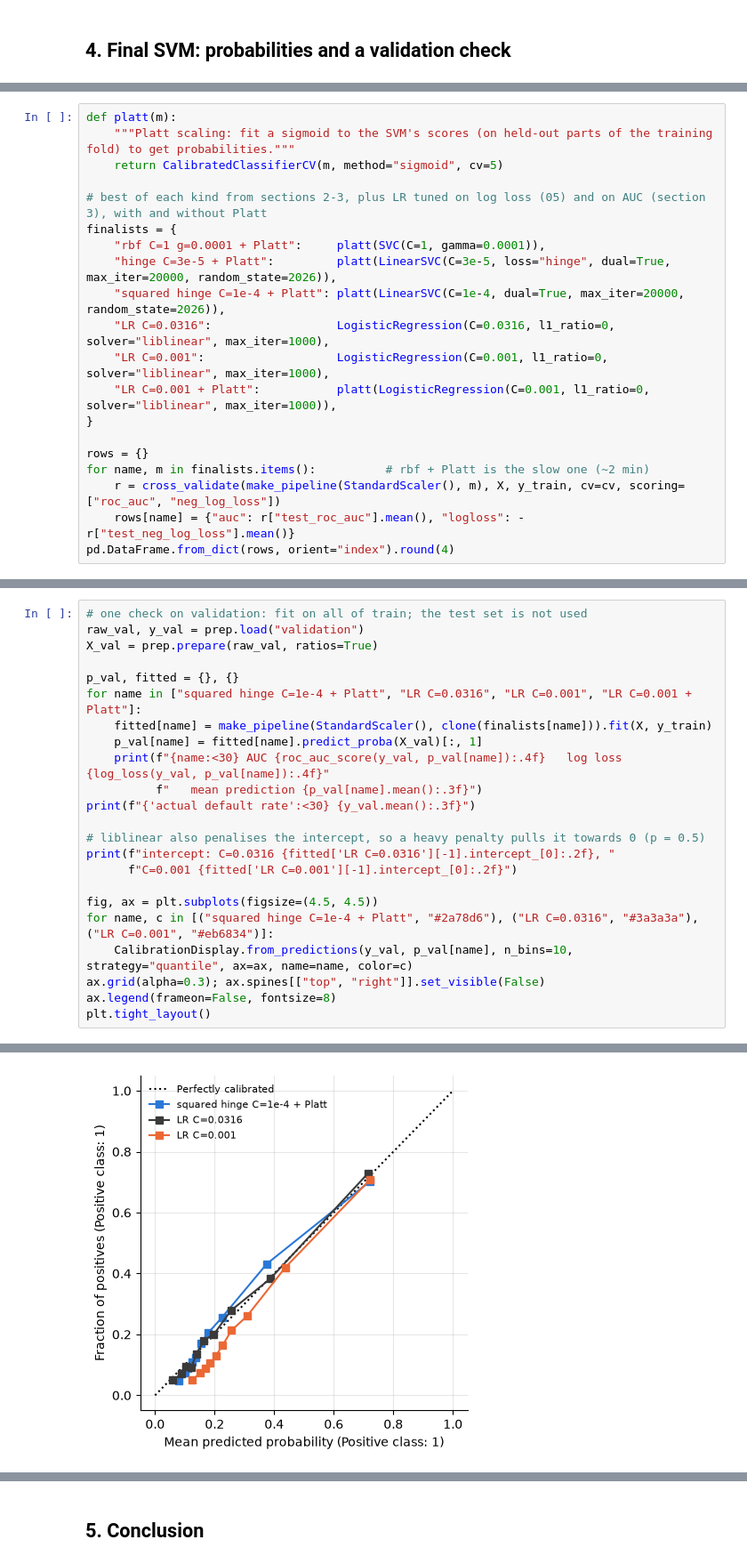
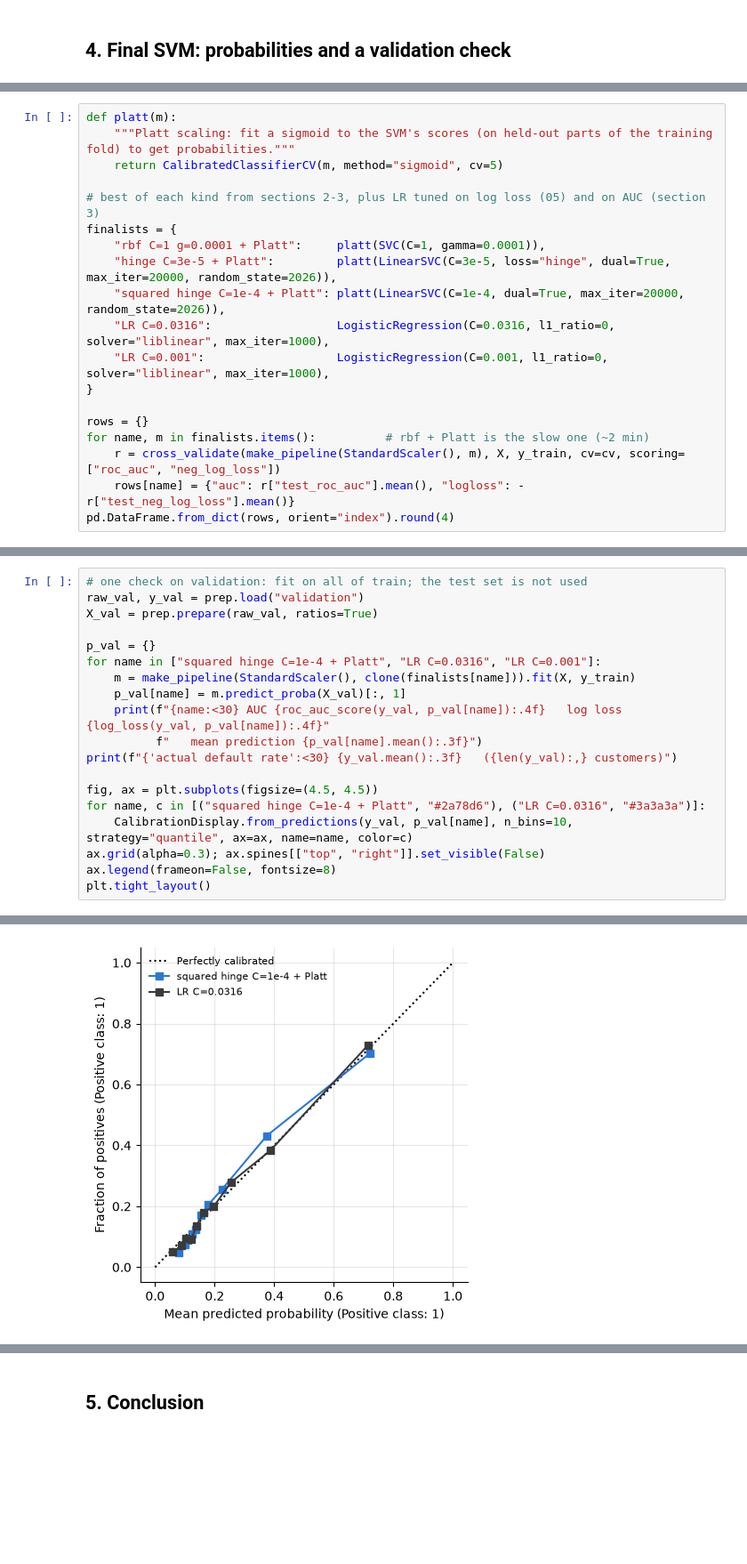
Before and after one commit to Oscar339/dst-sprint1, a Jupyter notebook: report/06-SVM.ipynb, the cells around one changed output, grey strips where cells are left out. Shown at 89% size. Cells and saved outputs as stored; diff of their text form; blank space fills up the shorter version.

```diff
--- a/report/06-SVM.ipynb
+++ b/report/06-SVM.ipynb
@@ -225,14 +290,13 @@ def platt(m):
     """Platt scaling: fit a sigmoid to the SVM's scores (on held-out parts of the training fold) to get probabilities."""
     return CalibratedClassifierCV(m, method="sigmoid", cv=5)
 
-# best of each kind from sections 2-3, plus LR tuned on log loss (05) and on AUC (section 3), with and without Platt
+# best of each kind from sections 2-3, plus LR tuned on log loss (05) and on AUC (section 3)
 finalists = {
     "rbf C=1 g=0.0001 + Platt":     platt(SVC(C=1, gamma=0.0001)),
     "hinge C=3e-5 + Platt":         platt(LinearSVC(C=3e-5, loss="hinge", dual=True, max_iter=20000, random_state=2026)),
     "squared hinge C=1e-4 + Platt": platt(LinearSVC(C=1e-4, dual=True, max_iter=20000, random_state=2026)),
     "LR C=0.0316":                  LogisticRegression(C=0.0316, l1_ratio=0, solver="liblinear", max_iter=1000),
     "LR C=0.001":                   LogisticRegression(C=0.001, l1_ratio=0, solver="liblinear", max_iter=1000),
-    "LR C=0.001 + Platt":           platt(LogisticRegression(C=0.001, l1_ratio=0, solver="liblinear", max_iter=1000)),
 }
 
 rows = {}
@@ -253,20 +316,16 @@ pd.DataFrame.from_dict(rows, orient="index").round(4)
 raw_val, y_val = prep.load("validation")
 X_val = prep.prepare(raw_val, ratios=True)
 
-p_val, fitted = {}, {}
-for name in ["squared hinge C=1e-4 + Platt", "LR C=0.0316", "LR C=0.001", "LR C=0.001 + Platt"]:
-    fitted[name] = make_pipeline(StandardScaler(), clone(finalists[name])).fit(X, y_train)
-    p_val[name] = fitted[name].predict_proba(X_val)[:, 1]
+p_val = {}
+for name in ["squared hinge C=1e-4 + Platt", "LR C=0.0316", "LR C=0.001"]:
+    m = make_pipeline(StandardScaler(), clone(finalists[name])).fit(X, y_train)
+    p_val[name] = m.predict_proba(X_val)[:, 1]
     print(f"{name:<30} AUC {roc_auc_score(y_val, p_val[name]):.4f}   log loss {log_loss(y_val, p_val[name]):.4f}"
           f"   mean prediction {p_val[name].mean():.3f}")
-print(f"{'actual default rate':<30} {y_val.mean():.3f}")
-
-# liblinear also penalises the intercept, so a heavy penalty pulls it towards 0 (p = 0.5)
-print(f"intercept: C=0.0316 {fitted['LR C=0.0316'][-1].intercept_[0]:.2f}, "
-      f"C=0.001 {fitted['LR C=0.001'][-1].intercept_[0]:.2f}")
+print(f"{'actual default rate':<30} {y_val.mean():.3f}   ({len(y_val):,} customers)")
 
 fig, ax = plt.subplots(figsize=(4.5, 4.5))
-for name, c in [("squared hinge C=1e-4 + Platt", "#2a78d6"), ("LR C=0.0316", "#3a3a3a"), ("LR C=0.001", "#eb6834")]:
+for name, c in [("squared hinge C=1e-4 + Platt", "#2a78d6"), ("LR C=0.0316", "#3a3a3a")]:
     CalibrationDisplay.from_predictions(y_val, p_val[name], n_bins=10, strategy="quantile", ax=ax, name=name, color=c)
 ax.grid(alpha=0.3); ax.spines[["top", "right"]].set_visible(False)
 ax.legend(frameon=False, fontsize=8)
@@ -281,3 +338,3 @@ intercept: C=0.0316 -1.46, C=0.001 -1.04
-[figure, old version]
+[figure, new version]
 # %% [markdown]
 In cross-validation the squared hinge SVM reaches AUC 0.7743 and log loss 0.4372, almost the same as logistic
```
Also changed, not shown: parts of 19 cells of this notebook.
